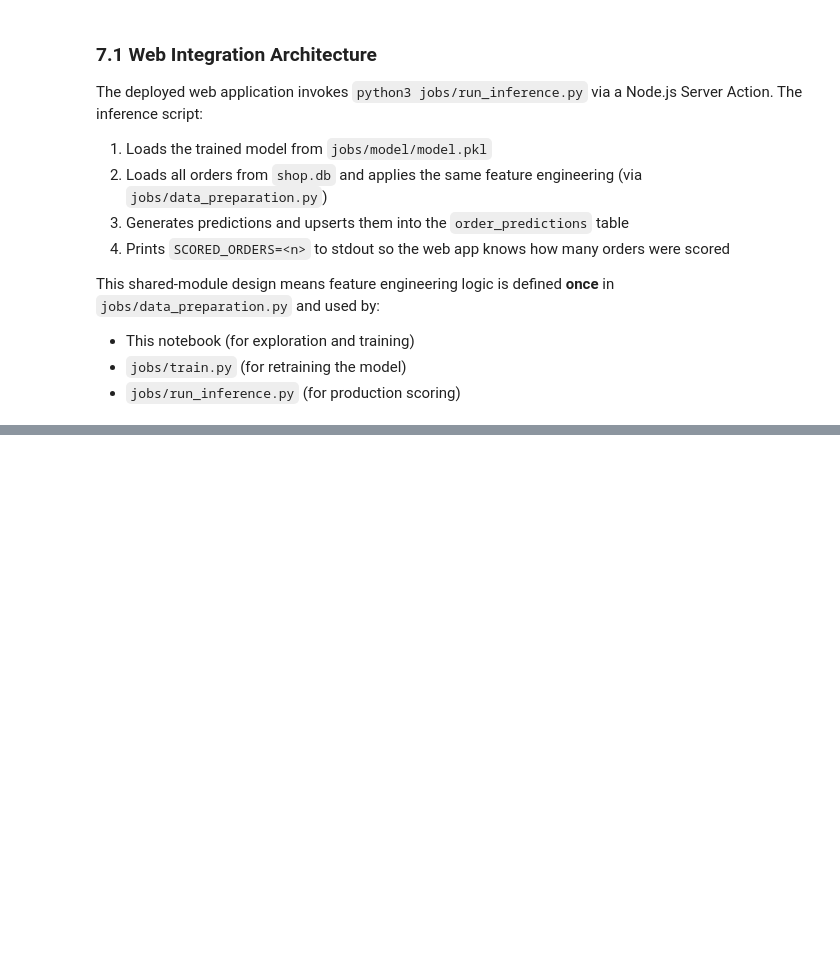
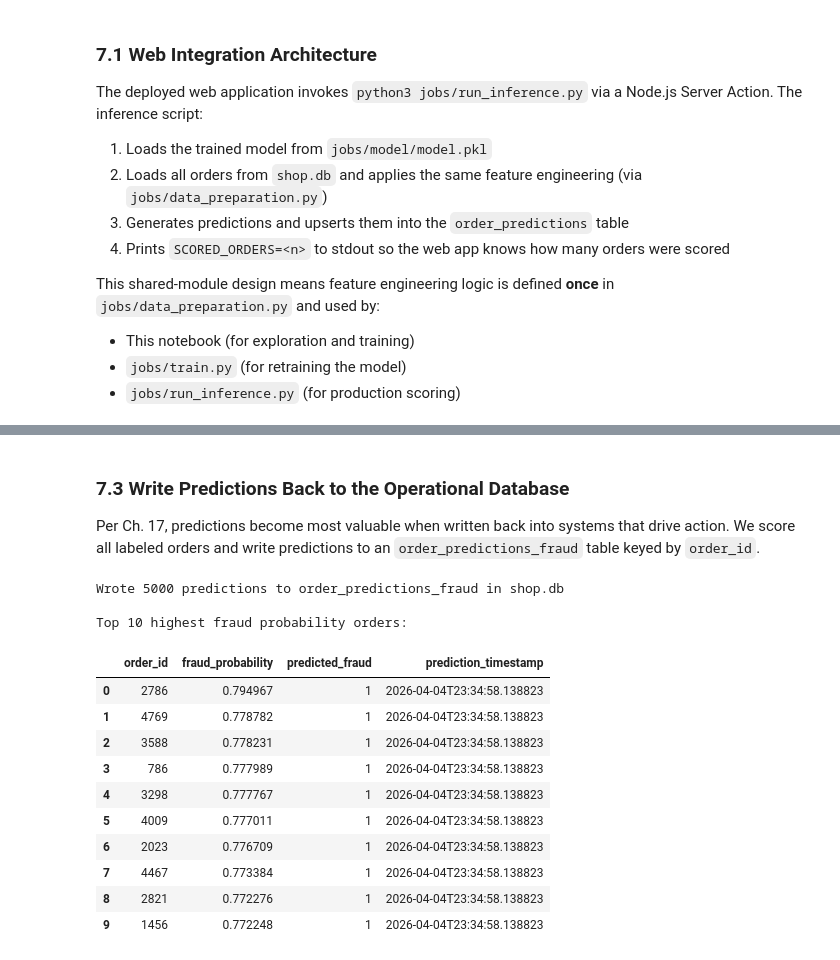
Before and after one commit to JacobDishman/Website_Pipeline, a Jupyter notebook: Full_pipeline.ipynb, the cells around one changed output, grey strips where cells are left out. Drawn from its saved outputs; the diff is of its cells as text; code cells hidden in the pictures; blank space fills up the shorter version.

```diff
--- a/Full_pipeline.ipynb
+++ b/Full_pipeline.ipynb
@@ -593,3 +665,70 @@ This shared-module design means feature engineering logic is defined **once** in
+# %% [markdown]
+### 7.3 Write Predictions Back to the Operational Database
+
+Per Ch. 17, predictions become most valuable when written back into systems that drive action. We score all labeled orders and write predictions to an `order_predictions_fraud` table keyed by `order_id`.
+# %%
+import sqlite3
+from datetime import datetime
+
+# Score ALL orders using the trained model
+all_probs = loaded_model.predict_proba(X)[:, 1]
+all_preds = loaded_model.predict(X)
+timestamp = datetime.utcnow().isoformat()
+
+# Build prediction records
+pred_df = pd.DataFrame({
+    'order_id': labeled['order_id'].values,
+    'fraud_probability': all_probs,
+    'predicted_fraud': all_preds.astype(int),
+    'prediction_timestamp': timestamp,
+})
+
+# Write to shop.db
+conn = sqlite3.connect('shop.db')
+cursor = conn.cursor()
+cursor.execute('''
+    CREATE TABLE IF NOT EXISTS order_predictions_fraud (
+        order_id INTEGER PRIMARY KEY,
+        fraud_probability REAL,
+        predicted_fraud INTEGER,
+        prediction_timestamp TEXT
+    )
+''')
+
+rows = [
+    (int(r.order_id), float(r.fraud_probability), int(r.predicted_fraud), r.prediction_timestamp)
+    for r in pred_df.itertuples()
+]
+cursor.executemany('''
+    INSERT OR REPLACE INTO order_predictions_fraud
+    (order_id, fraud_probability, predicted_fraud, prediction_timestamp)
+    VALUES (?, ?, ?, ?)
+''', rows)
+conn.commit()
+
+# Verify
+verify = pd.read_sql('SELECT * FROM order_predictions_fraud ORDER BY fraud_probability DESC LIMIT 10', conn)
+conn.close()
+
+print(f'Wrote {len(rows)} predictions to order_predictions_fraud in shop.db')
+print()
+print('Top 10 highest fraud probability orders:')
+verify
+# %% [output]
+Wrote 5000 predictions to order_predictions_fraud in shop.db
+
+Top 10 highest fraud probability orders:
+|  | order_id | fraud_probability | predicted_fraud | prediction_timestamp |
+| 0 | 2786 | 0.794967 | 1 | 2026-04-04T23:34:58.138823 |
+| 1 | 4769 | 0.778782 | 1 | 2026-04-04T23:34:58.138823 |
+| 2 | 3588 | 0.778231 | 1 | 2026-04-04T23:34:58.138823 |
+| 3 | 786 | 0.777989 | 1 | 2026-04-04T23:34:58.138823 |
+| 4 | 3298 | 0.777767 | 1 | 2026-04-04T23:34:58.138823 |
+| 5 | 4009 | 0.777011 | 1 | 2026-04-04T23:34:58.138823 |
+| 6 | 2023 | 0.776709 | 1 | 2026-04-04T23:34:58.138823 |
+| 7 | 4467 | 0.773384 | 1 | 2026-04-04T23:34:58.138823 |
+| 8 | 2821 | 0.772276 | 1 | 2026-04-04T23:34:58.138823 |
+| 9 | 1456 | 0.772248 | 1 | 2026-04-04T23:34:58.138823 |
 # %% [markdown]
 ---
 
```
Also changed, not shown: parts of 15 cells of this notebook, 2 other files.
